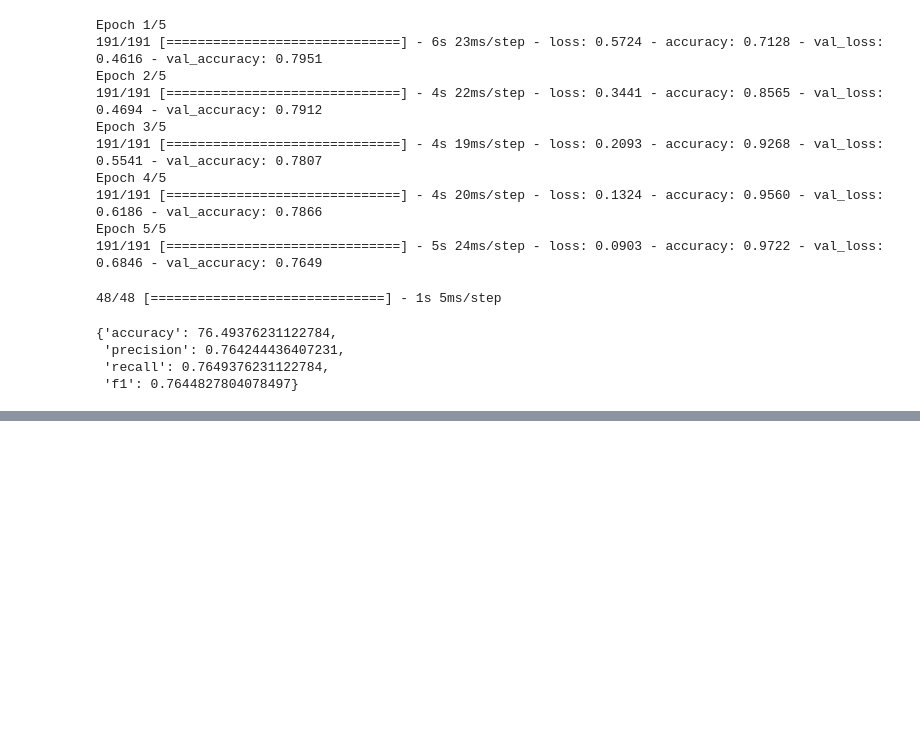
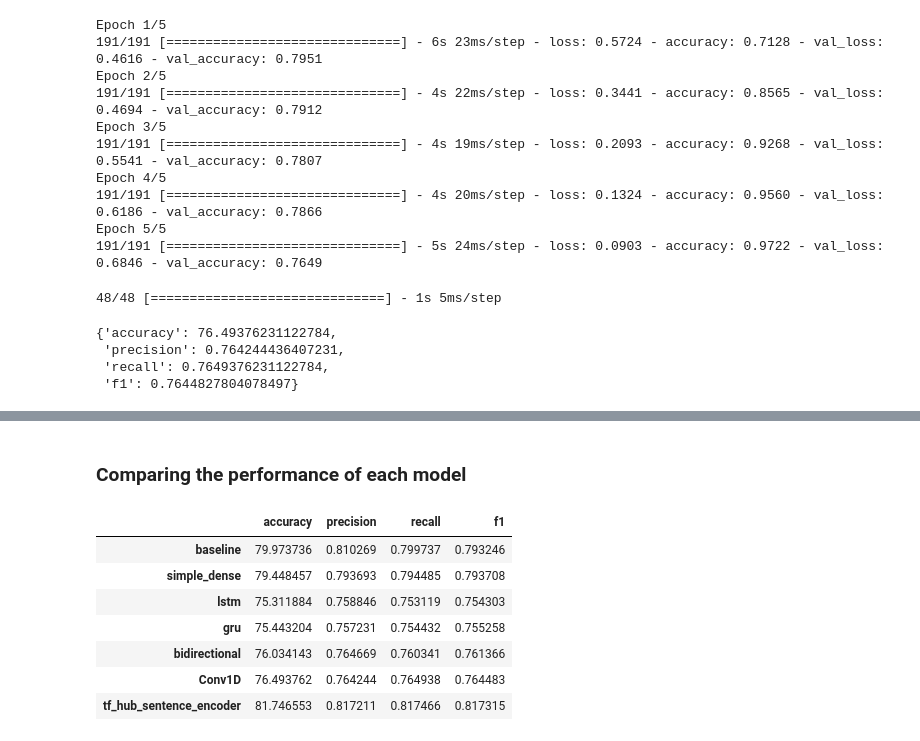
Before and after one commit to bikash119/learn_tensorflow, a Jupyter notebook: learn_tf_005.ipynb, the cells around one changed output, grey strips where cells are left out. Drawn from its saved outputs; the diff is of its cells as text; code cells hidden in the pictures; blank space fills up the shorter version.

```diff
--- a/learn_tf_005.ipynb
+++ b/learn_tf_005.ipynb
@@ -368,3 +368,9 @@ Total params: 1,280,129
 Trainable params: 1,280,129
 Non-trainable params: 0
 _________________________________________________________________
+# %%
+y_pred_probs = model_1.predict(val_sentences)
+y_pred= tf.squeeze(tf.round(y_pred_probs))
+y_pred.shape,val_labels.shape
+model_1_metrics = evaluate_model(y_true=val_labels,y_pred=y_pred)
+model_1_metrics
@@ -845,0 +954,23 @@ model_5_metrics
+# %% [markdown]
+### Comparing the performance of each model
+# %%
+all_model_results = pd.DataFrame({
+    "baseline":baseline_results
+    ,"simple_dense":model_1_metrics
+    ,"lstm":model_2_evaluation
+    ,"gru":model_3_metrics
+    ,"bidirectional":model_4_metrics
+    ,"Conv1D":model_5_metrics
+    ,"tf_hub_sentence_encoder":model_6_metrics
+})
+all_model_results = all_model_results.transpose()
+all_model_results
+# %% [output]
+|  | accuracy | precision | recall | f1 |
+| baseline | 79.973736 | 0.810269 | 0.799737 | 0.793246 |
+| simple_dense | 79.448457 | 0.793693 | 0.794485 | 0.793708 |
+| lstm | 75.311884 | 0.758846 | 0.753119 | 0.754303 |
+| gru | 75.443204 | 0.757231 | 0.754432 | 0.755258 |
+| bidirectional | 76.034143 | 0.764669 | 0.760341 | 0.761366 |
+| Conv1D | 76.493762 | 0.764244 | 0.764938 | 0.764483 |
+| tf_hub_sentence_encoder | 81.746553 | 0.817211 | 0.817466 | 0.817315 |
```
Also changed, not shown: parts of 15 cells of this notebook.
